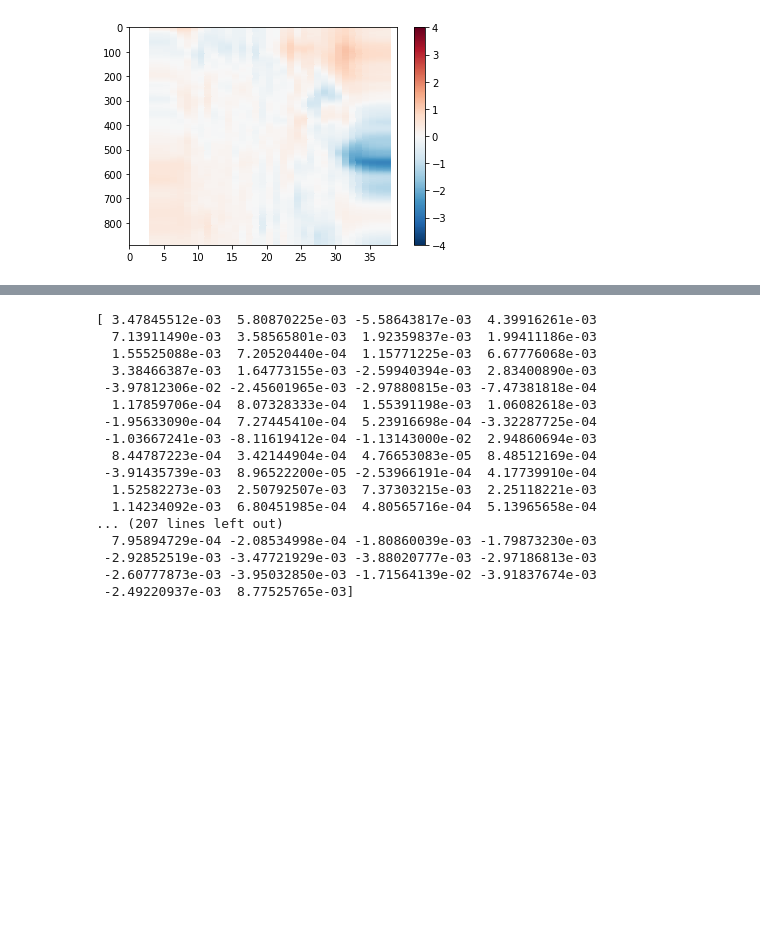
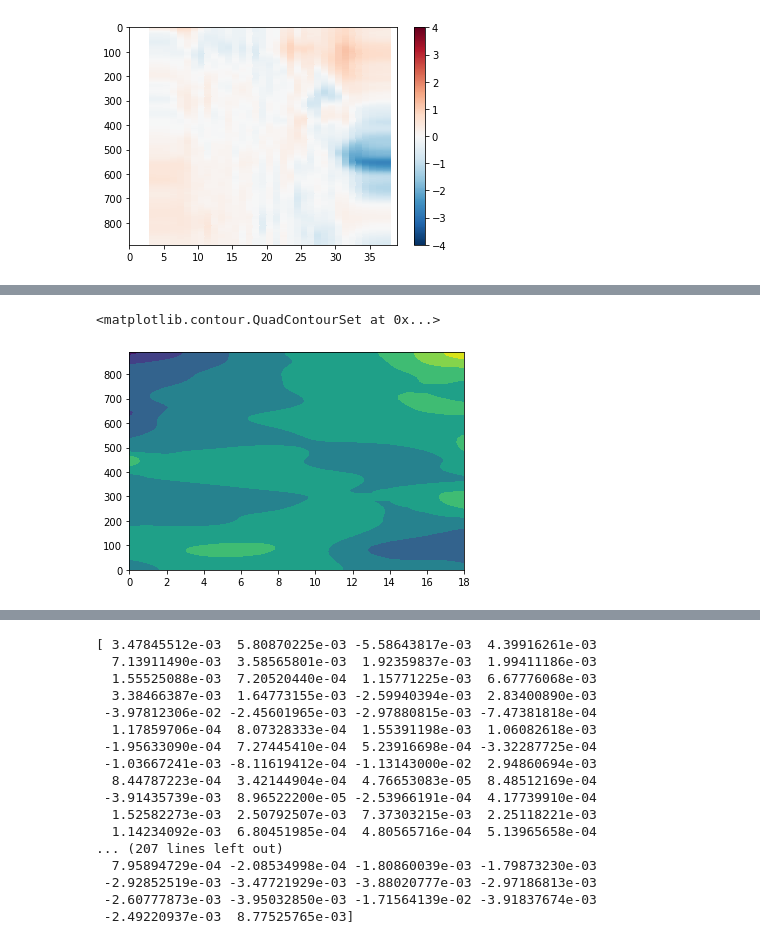
Before and after one commit to observingClouds/trade-wind-course_2021, a Jupyter notebook: PW_sorted_HeatingProfiles.ipynb, the cells around one changed output, grey strips where cells are left out. Saved outputs shown, nothing was run; the diff lists cells and outputs as text; code cells hidden in the pictures; blank space fills up the shorter version.

```diff
--- a/PW_sorted_HeatingProfiles.ipynb
+++ b/PW_sorted_HeatingProfiles.ipynb
@@ -218,0 +220,5 @@ ds_radiation_mean["omega_clear_2"] = xr.DataArray(omega_clear_2.metpy.magnitude,
+# %%
+plt.contourf((omega_clear_smooth[:,6:25].T-np.mean(omega_clear_smooth[:,6:25],axis=1)).T)
+# %% [output]
+<matplotlib.contour.QuadContourSet at 0x...>
+[figure, added]
```
Also changed, not shown: parts of 17 cells of this notebook.
